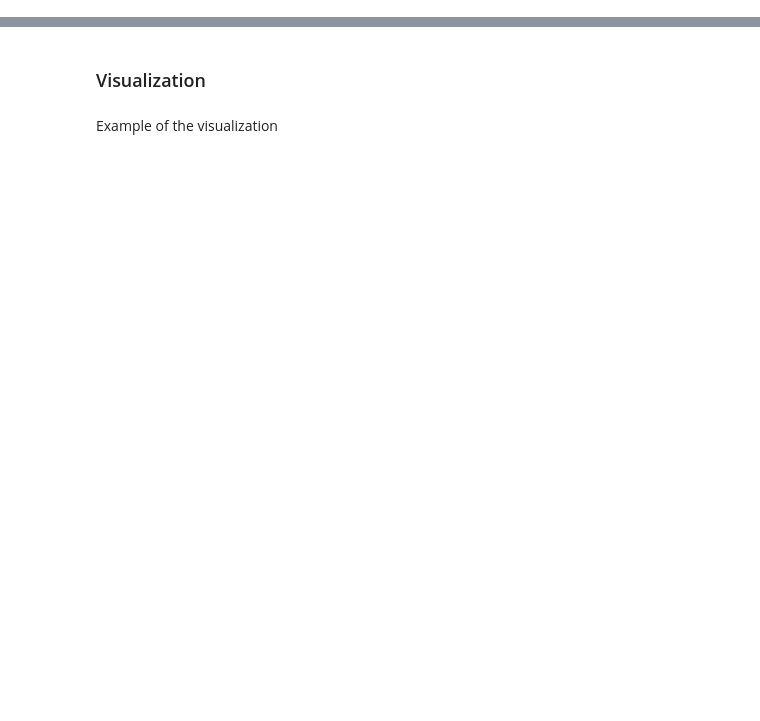
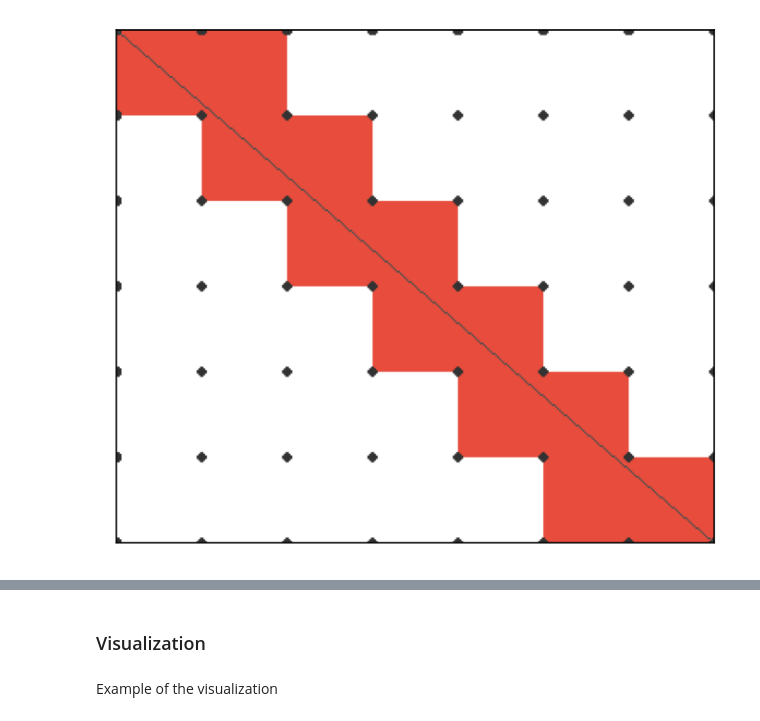
Before and after one commit to machine-solution/heuristic_search_any_angle, a Jupyter notebook: theta/src/theta.ipynb, the cells around one changed output, grey strips where cells are left out. Cells and saved outputs as stored; diff of their text form; code cells hidden in the pictures; blank space fills up the shorter version.

```diff
--- a/theta/src/theta.ipynb
+++ b/theta/src/theta.ipynb
@@ -8,0 +94,4 @@ from random import randint
+# %%
+draw_intersect(7, 6)
+# %% [output]
+[figure, added]
```
Also changed, not shown: parts of 11 cells of this notebook.
